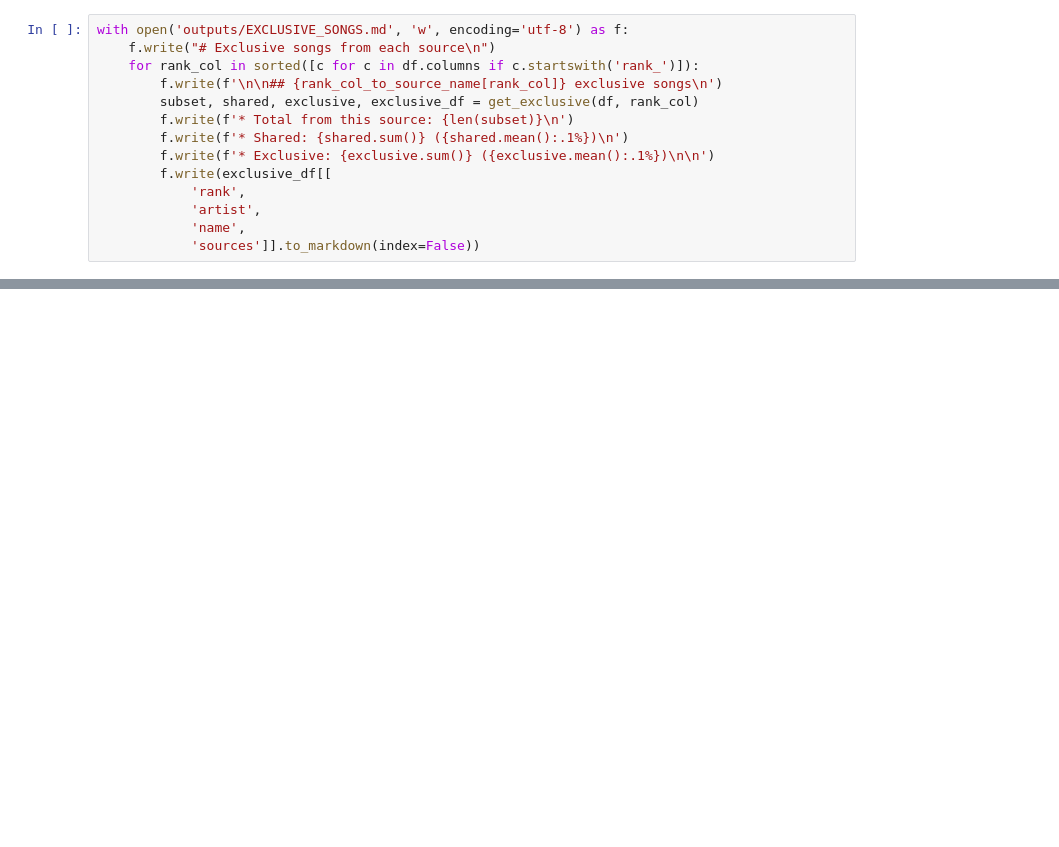
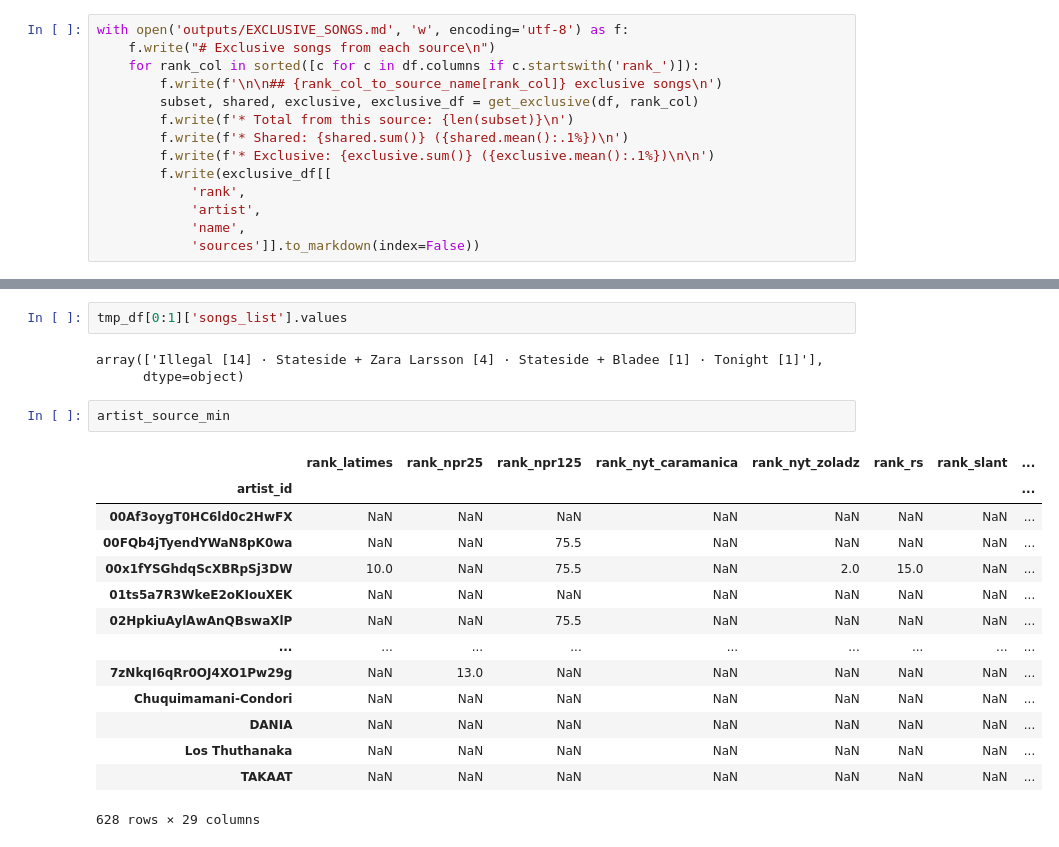
Before and after one commit to eandx1/consensus-best-songs-2025, a Jupyter notebook: python/notebooks/best_songs_merge.ipynb, the cells around one changed output, grey strips where cells are left out. Saved outputs shown, nothing was run; the diff lists cells and outputs as text; blank space fills up the shorter version.

```diff
--- a/python/notebooks/best_songs_merge.ipynb
+++ b/python/notebooks/best_songs_merge.ipynb
@@ -8468,0 +8796,22 @@ with open('outputs/EXCLUSIVE_SONGS.md', 'w', encoding='utf-8') as f:
+# %%
+tmp_df[0:1]['songs_list'].values
+# %% [output]
+array(['Illegal [14] · Stateside + Zara Larsson [4] · Stateside + Bladee [1] · Tonight [1]'],
+      dtype=object)
+# %%
+artist_source_min
+# %% [output]
+|  | rank_latimes | rank_npr25 | rank_npr125 | rank_nyt_caramanica | rank_nyt_zoladz | rank_rs | rank_slant | ... |
+| artist_id |  |  |  |  |  |  |  | ... |
+| 00Af3oygT0HC6ld0c2HwFX | NaN | NaN | NaN | NaN | NaN | NaN | NaN | ... |
+| 00FQb4jTyendYWaN8pK0wa | NaN | NaN | 75.5 | NaN | NaN | NaN | NaN | ... |
+| 00x1fYSGhdqScXBRpSj3DW | 10.0 | NaN | 75.5 | NaN | 2.0 | 15.0 | NaN | ... |
+| 01ts5a7R3WkeE2oKIouXEK | NaN | NaN | NaN | NaN | NaN | NaN | NaN | ... |
+| 02HpkiuAylAwAnQBswaXlP | NaN | NaN | 75.5 | NaN | NaN | NaN | NaN | ... |
+| ... | ... | ... | ... | ... | ... | ... | ... | ... |
+| 7zNkqI6qRr0OJ4XO1Pw29g | NaN | 13.0 | NaN | NaN | NaN | NaN | NaN | ... |
+| Chuquimamani-Condori | NaN | NaN | NaN | NaN | NaN | NaN | NaN | ... |
+| DANIA | NaN | NaN | NaN | NaN | NaN | NaN | NaN | ... |
+| Los Thuthanaka | NaN | NaN | NaN | NaN | NaN | NaN | NaN | ... |
+| TAKAAT | NaN | NaN | NaN | NaN | NaN | NaN | NaN | ... |
+628 rows × 29 columns
```
Also changed, not shown: parts of 12 cells of this notebook, 4 other files.
